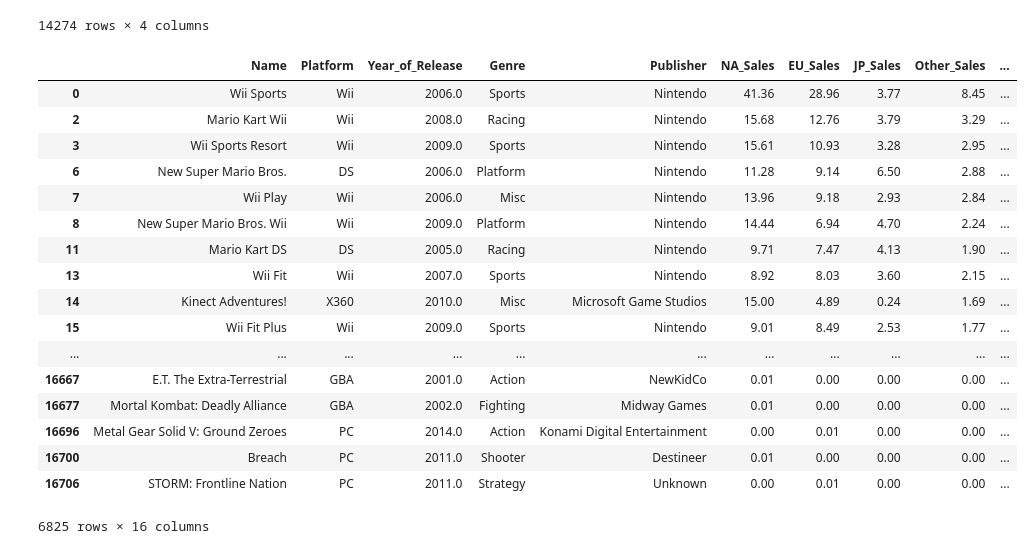
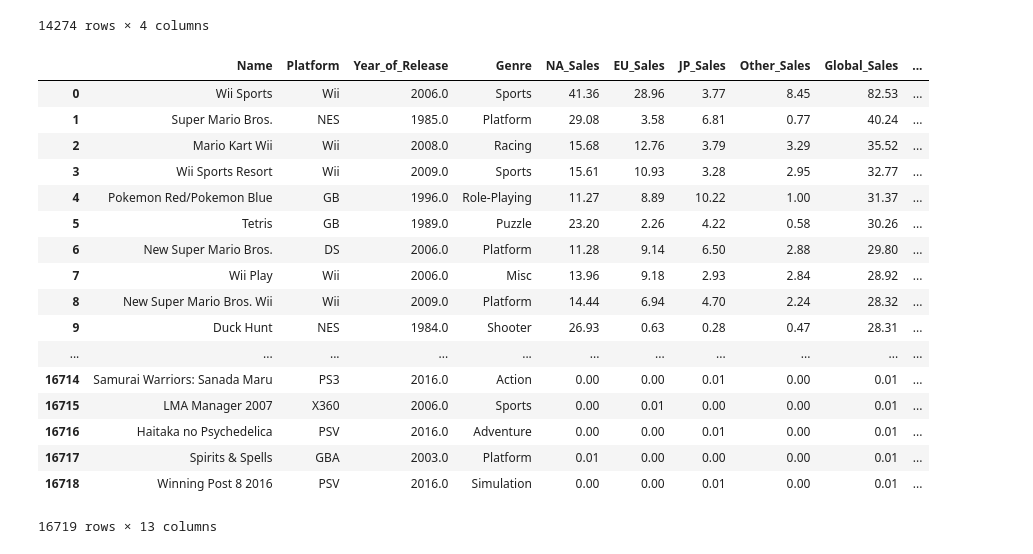
Before and after one commit to mell0611/data_science_project, a Jupyter notebook: dataset/csv_check.ipynb, the cells around one changed output. Drawn from its saved outputs; the diff is of its cells as text; code cells hidden in the pictures.

Commit message:
Dropping columns from data2

```diff
--- a/dataset/csv_check.ipynb
+++ b/dataset/csv_check.ipynb
@@ -29,35 +29,36 @@ data1
 14274 rows × 4 columns
 # %%
 data2 = pd.read_csv("data2.csv")
-data2 = data2.dropna()
 #data2.Year_of_Release = int(data2.Year_of_Release)
 # for data2
 # drop publisher
+# drop genre
 # change year to int
 # drop rating
 # drop user < 50 and critic < 10 count
 # drop developer
 # drop global sales <0.01 m
+data2 = data2.drop(['Publisher','Rating','Developer'],axis = 1)
 data2
 # %% [output]
-|  | Name | Platform | Year_of_Release | Genre | Publisher | NA_Sales | EU_Sales | JP_Sales | Other_Sales | ... |
-| 0 | Wii Sports | Wii | 2006.0 | Sports | Nintendo | 41.36 | 28.96 | 3.77 | 8.45 | ... |
-| 2 | Mario Kart Wii | Wii | 2008.0 | Racing | Nintendo | 15.68 | 12.76 | 3.79 | 3.29 | ... |
-| 3 | Wii Sports Resort | Wii | 2009.0 | Sports | Nintendo | 15.61 | 10.93 | 3.28 | 2.95 | ... |
-| 6 | New Super Mario Bros. | DS | 2006.0 | Platform | Nintendo | 11.28 | 9.14 | 6.50 | 2.88 | ... |
-| 7 | Wii Play | Wii | 2006.0 | Misc | Nintendo | 13.96 | 9.18 | 2.93 | 2.84 | ... |
-| 8 | New Super Mario Bros. Wii | Wii | 2009.0 | Platform | Nintendo | 14.44 | 6.94 | 4.70 | 2.24 | ... |
-| 11 | Mario Kart DS | DS | 2005.0 | Racing | Nintendo | 9.71 | 7.47 | 4.13 | 1.90 | ... |
-| 13 | Wii Fit | Wii | 2007.0 | Sports | Nintendo | 8.92 | 8.03 | 3.60 | 2.15 | ... |
-| 14 | Kinect Adventures! | X360 | 2010.0 | Misc | Microsoft Game Studios | 15.00 | 4.89 | 0.24 | 1.69 | ... |
-| 15 | Wii Fit Plus | Wii | 2009.0 | Sports | Nintendo | 9.01 | 8.49 | 2.53 | 1.77 | ... |
+|  | Name | Platform | Year_of_Release | Genre | NA_Sales | EU_Sales | JP_Sales | Other_Sales | Global_Sales | ... |
+| 0 | Wii Sports | Wii | 2006.0 | Sports | 41.36 | 28.96 | 3.77 | 8.45 | 82.53 | ... |
+| 1 | Super Mario Bros. | NES | 1985.0 | Platform | 29.08 | 3.58 | 6.81 | 0.77 | 40.24 | ... |
+| 2 | Mario Kart Wii | Wii | 2008.0 | Racing | 15.68 | 12.76 | 3.79 | 3.29 | 35.52 | ... |
+| 3 | Wii Sports Resort | Wii | 2009.0 | Sports | 15.61 | 10.93 | 3.28 | 2.95 | 32.77 | ... |
+| 4 | Pokemon Red/Pokemon Blue | GB | 1996.0 | Role-Playing | 11.27 | 8.89 | 10.22 | 1.00 | 31.37 | ... |
+| 5 | Tetris | GB | 1989.0 | Puzzle | 23.20 | 2.26 | 4.22 | 0.58 | 30.26 | ... |
+| 6 | New Super Mario Bros. | DS | 2006.0 | Platform | 11.28 | 9.14 | 6.50 | 2.88 | 29.80 | ... |
+| 7 | Wii Play | Wii | 2006.0 | Misc | 13.96 | 9.18 | 2.93 | 2.84 | 28.92 | ... |
+| 8 | New Super Mario Bros. Wii | Wii | 2009.0 | Platform | 14.44 | 6.94 | 4.70 | 2.24 | 28.32 | ... |
+| 9 | Duck Hunt | NES | 1984.0 | Shooter | 26.93 | 0.63 | 0.28 | 0.47 | 28.31 | ... |
 | ... | ... | ... | ... | ... | ... | ... | ... | ... | ... | ... |
-| 16667 | E.T. The Extra-Terrestrial | GBA | 2001.0 | Action | NewKidCo | 0.01 | 0.00 | 0.00 | 0.00 | ... |
-| 16677 | Mortal Kombat: Deadly Alliance | GBA | 2002.0 | Fighting | Midway Games | 0.01 | 0.00 | 0.00 | 0.00 | ... |
-| 16696 | Metal Gear Solid V: Ground Zeroes | PC | 2014.0 | Action | Konami Digital Entertainment | 0.00 | 0.01 | 0.00 | 0.00 | ... |
-| 16700 | Breach | PC | 2011.0 | Shooter | Destineer | 0.01 | 0.00 | 0.00 | 0.00 | ... |
-| 16706 | STORM: Frontline Nation | PC | 2011.0 | Strategy | Unknown | 0.00 | 0.01 | 0.00 | 0.00 | ... |
+| 16714 | Samurai Warriors: Sanada Maru | PS3 | 2016.0 | Action | 0.00 | 0.00 | 0.01 | 0.00 | 0.01 | ... |
+| 16715 | LMA Manager 2007 | X360 | 2006.0 | Sports | 0.00 | 0.01 | 0.00 | 0.00 | 0.01 | ... |
+| 16716 | Haitaka no Psychedelica | PSV | 2016.0 | Adventure | 0.00 | 0.00 | 0.01 | 0.00 | 0.01 | ... |
+| 16717 | Spirits & Spells | GBA | 2003.0 | Platform | 0.01 | 0.00 | 0.00 | 0.00 | 0.01 | ... |
+| 16718 | Winning Post 8 2016 | PSV | 2016.0 | Simulation | 0.00 | 0.00 | 0.01 | 0.00 | 0.01 | ... |
-6825 rows × 16 columns
+16719 rows × 13 columns
 # %%
 data3 = pd.read_csv("data3.csv")
 for a in range(0,55864):#this for loop is for putting all necessary data on the sales of games in jp_sale. jp_sale needs to be renmamed to keydata.
```
Also changed, not shown: parts of 1 cell of this notebook.
